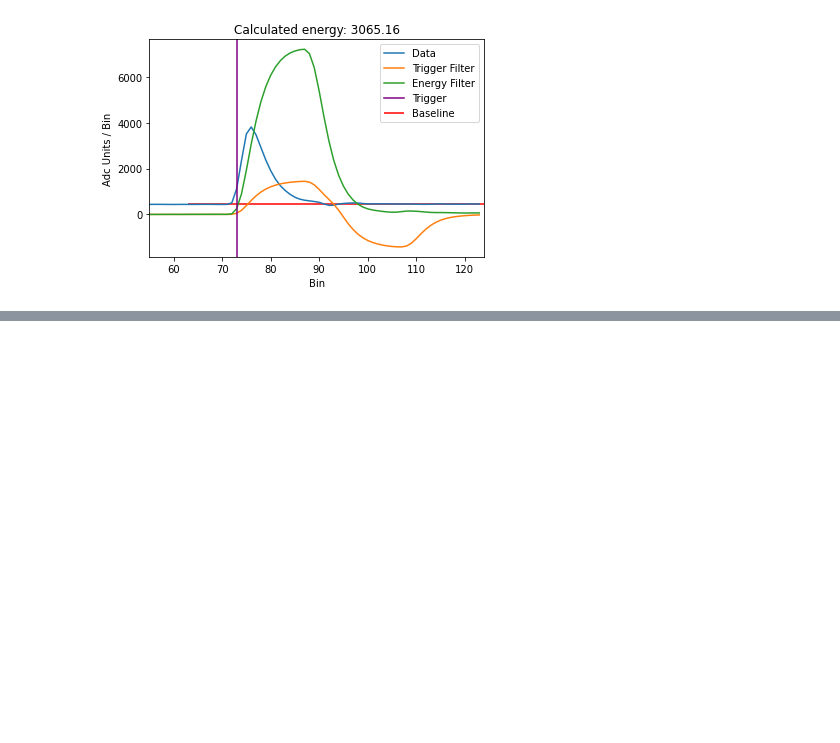
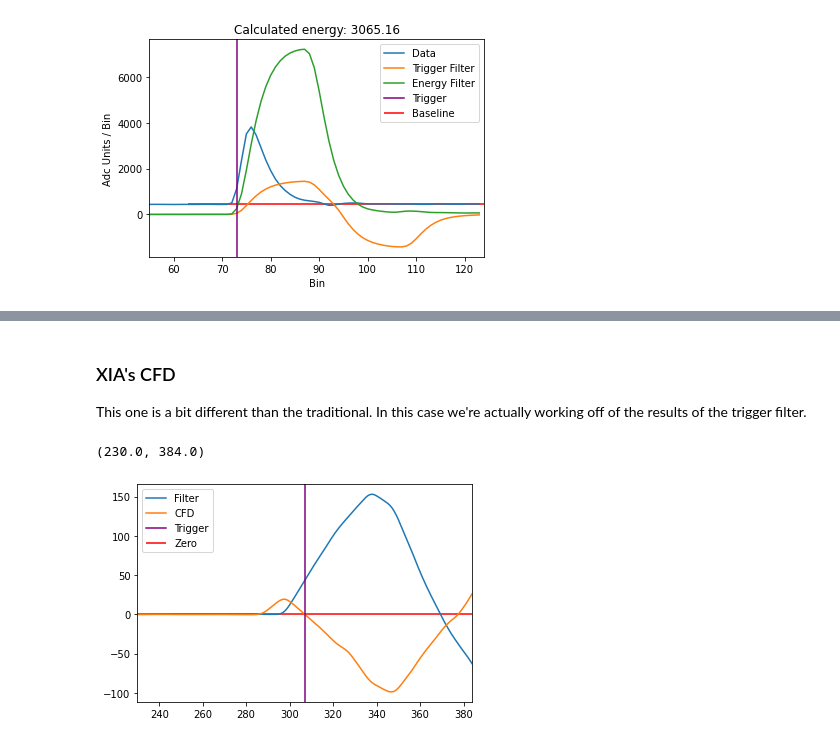
Before and after one commit to spaulaus/dsp_toolkit, a Jupyter notebook: docs/demo.ipynb, the cells around one changed output, grey strips where cells are left out. Drawn from its saved outputs; the diff is of its cells as text; code cells hidden in the pictures; blank space fills up the shorter version.

```diff
--- a/docs/demo.ipynb
+++ b/docs/demo.ipynb
@@ -80,0 +135,17 @@ ax.set_xlim([round(0.75 * triggers[0]), len(signal)])
+# %% [markdown]
+### XIA's CFD
+This one is a bit different than the traditional. In this case we're actually working off of the
+results of the trigger filter.
+# %%
+xia_trigger, xia_response = cfd.calculate_xia_cfd(trig_filter, 10, 4)
+
+ax = plt.gca()
+DataFrame(trig_filter, columns=['Filter']).plot(ax=ax)
+DataFrame(xia_response, columns=['CFD']).plot(ax=ax)
+plt.axvline(x=xia_trigger, color='purple', label="Trigger")
+plt.hlines(y=0, xmin=0, xmax=len(trig_filter), colors='red', label="Zero")
+ax.legend(loc='best')
+ax.set_xlim([round(0.75 * xia_trigger), round(1.25 * xia_trigger)])
+# %% [output]
+(230.0, 384.0)
+[figure, added]
```
Also changed, not shown: parts of 12 cells of this notebook, 2 other files.
